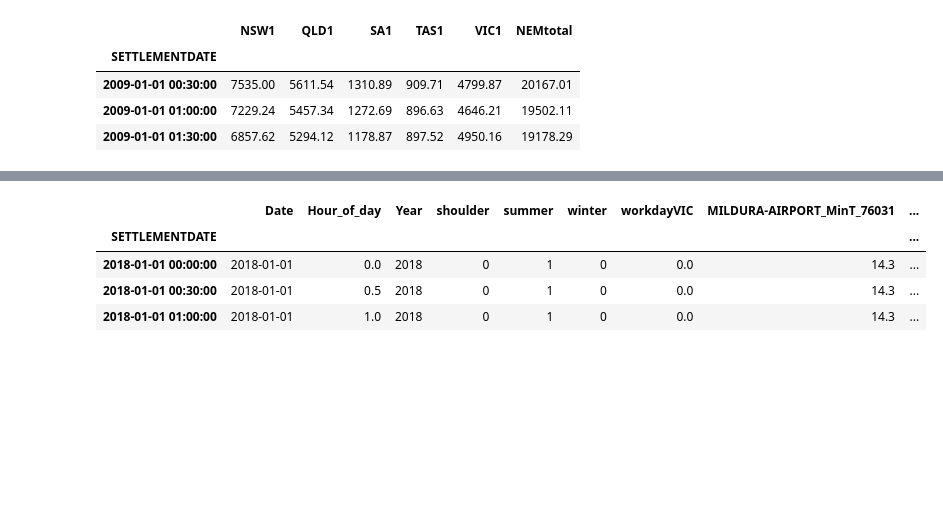
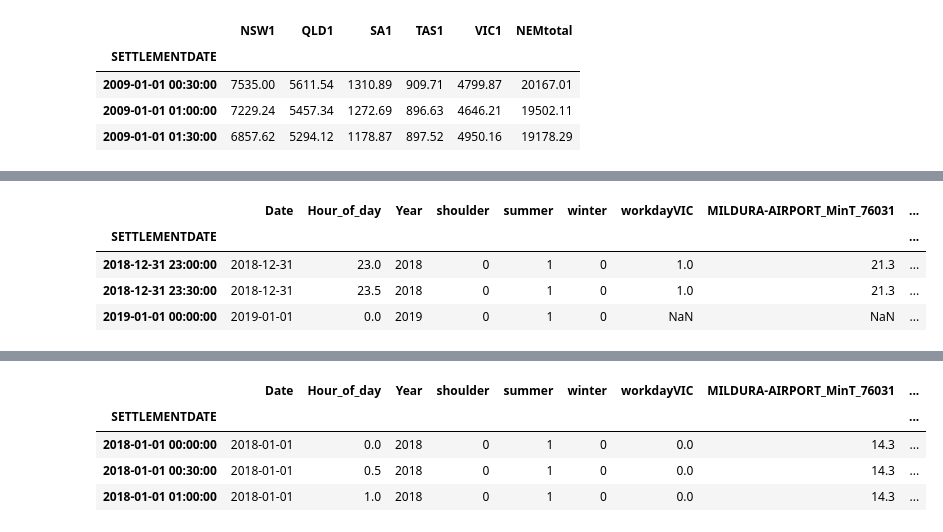
Before and after one commit to pat-hearps/elec-forecast-NEM-GA, a Jupyter notebook: Elec/modelling-analysis/VIC-SARIMAX.ipynb, the cells around one changed output, grey strips where cells are left out. Cells and saved outputs as stored; diff of their text form; code cells hidden in the pictures; blank space fills up the shorter version.

```diff
--- a/Elec/modelling-analysis/VIC-SARIMAX.ipynb
+++ b/Elec/modelling-analysis/VIC-SARIMAX.ipynb
@@ -125,3 +140,11 @@ dfvic.head()
+# %%
+dfvic.tail(3)
+# %% [output]
+|  | Date | Hour_of_day | Year | shoulder | summer | winter | workdayVIC | MILDURA-AIRPORT_MinT_76031 | ... |
+| SETTLEMENTDATE |  |  |  |  |  |  |  |  | ... |
+| 2018-12-31 23:00:00 | 2018-12-31 | 23.0 | 2018 | 0 | 1 | 0 | 1.0 | 21.3 | ... |
+| 2018-12-31 23:30:00 | 2018-12-31 | 23.5 | 2018 | 0 | 1 | 0 | 1.0 | 21.3 | ... |
+| 2019-01-01 00:00:00 | 2019-01-01 | 0.0 | 2019 | 0 | 1 | 0 | NaN | NaN | ... |
 # %%
 dfvic.isnull().sum()
 # %% [output]
```
Also changed, not shown: parts of 72 cells of this notebook, 9 other files.
